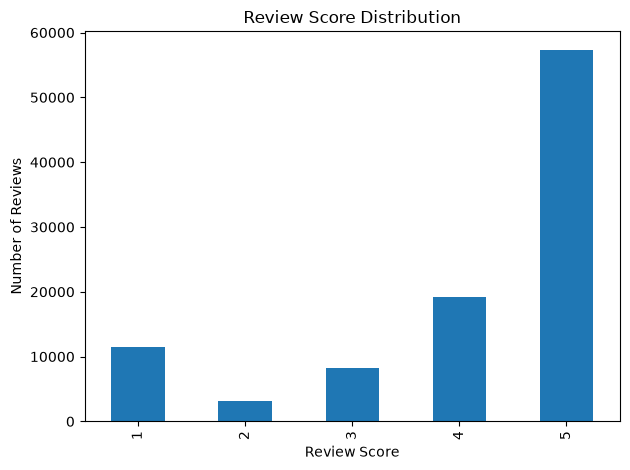
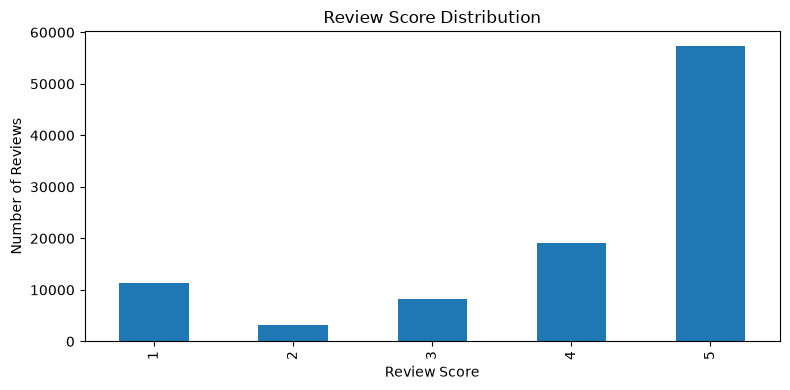
The notebook cell's code change between the first figure and the second:
--- before
+++ after
@@ -1,2 +1,3 @@
+plt.figure(figsize=(8,4))
 reviews["review_score"].value_counts().sort_index().plot(kind="bar")
 plt.title("Review Score Distribution")
@@ -4,3 +5,4 @@
 plt.ylabel("Number of Reviews")
 plt.tight_layout()
+plt.savefig("../figures/lab01_review_score_distribution.png")
 plt.show()

Commit: Add reflection questions and additional charts